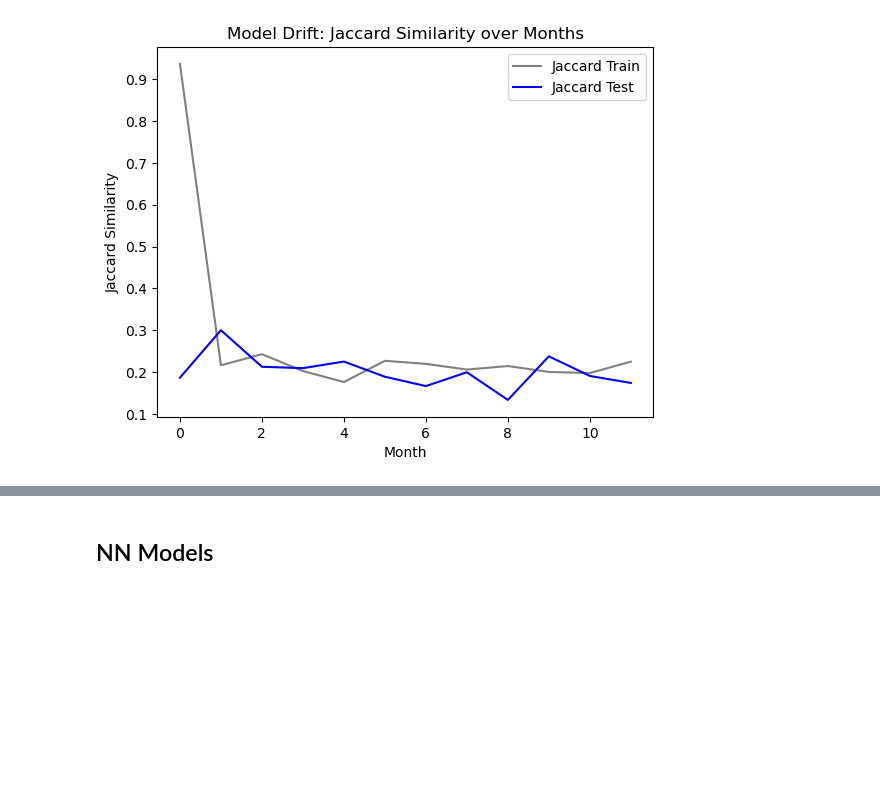
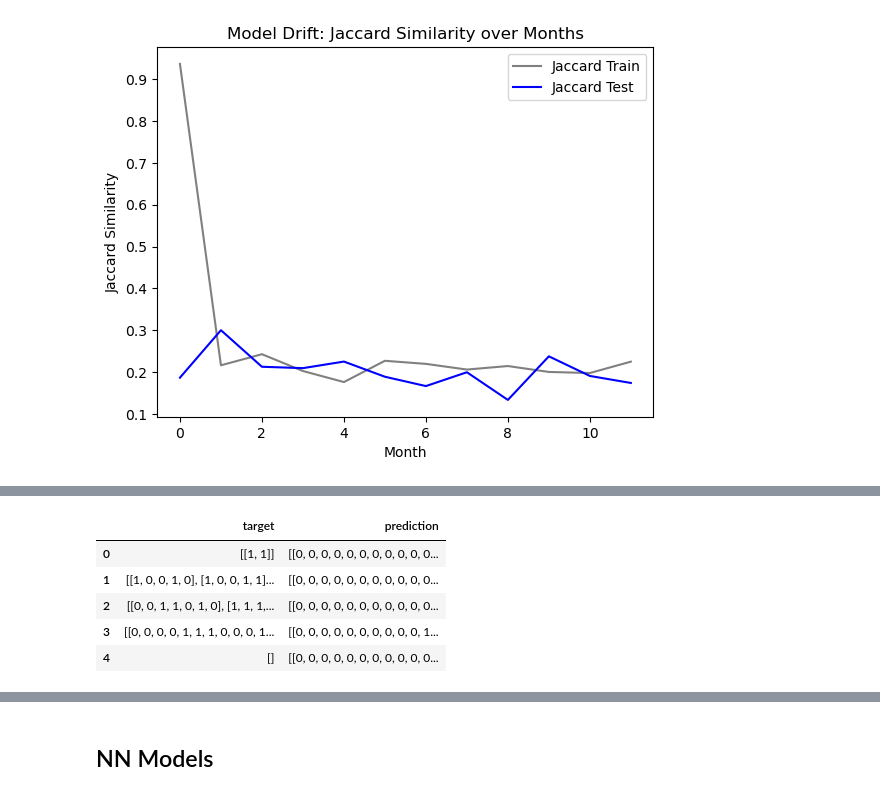
Before and after one commit to Kiwinokoto/ML_student, a Jupyter notebook: 1_4_notebooks/Oudelet_Kevin_4_1_notebook_approche_supervisée_classique_271123.ipynb, the cells around one changed output, grey strips where cells are left out. Drawn from its saved outputs; the diff is of its cells as text; code cells hidden in the pictures; blank space fills up the shorter version.

```diff
--- a/1_4_notebooks/Oudelet_Kevin_4_1_notebook_approche_supervisée_classique_271123.ipynb
+++ b/1_4_notebooks/Oudelet_Kevin_4_1_notebook_approche_supervisée_classique_271123.ipynb
@@ -2818,0 +2774,36 @@ ModuleNotFoundError: No module named 'evidently.dashboard'
+# %%
+# evidently ai :
+
+# super interessant de pouvoir par exemple observer facilement et independamment
+# concept / data / precision drift, avec des métriques adaptées.
+
+# Par contre : - gros problèmes de compatibilté entre les versions recentes d'evidently et les notebooks.
+# - de gros changements de syntaxe à partir de la version 0.3,
+# (submodule dashboard remplacé par reports)
+# du coup la plupart des tutos st obsolètes. Très peu de doc récente, seulement le site officiel.
+# Pas rassurant.
+
+# Testons le data drift
+
+
+# ttsplit
+train_df, test_df = train_test_split(month[0], test_size=0.1, random_state=42)
+
+train_df.reset_index(drop=True, inplace=True)
+test_df.reset_index(drop=True, inplace=True)
+
+# month 0
+print('Mois 0 (entrainement) :', '\n')
+
+svm, mlb, _, _ = sgd_classifier(train_df=train_df, feature=feature, target='top_tags',
+                                dict=standard_dict_title, test_df=test_df)
+
+test_data_ref = test_df[['top_tags', 'title']].copy()
+test_data_ref['top_tags'] = test_data_ref['top_tags'].parallel_apply(
+    lambda x: mlb.fit_transform(x))
+
+test_data_ref['title'] = test_data_ref['title'].parallel_apply(
+    lambda x: predict_labels(test_data=x, model=svm, dictionary=standard_dict_title))
+
+test_data_ref.rename(columns={'top_tags': 'target',
+                              'title': 'prediction'}, inplace=True)
@@ -2818,0 +2823,11 @@ ModuleNotFoundError: No module named 'evidently.dashboard'
+# %%
+test_data_ref.head()
+
+# seems ok
+# %% [output]
+|  | target | prediction |
+| 0 | [[1, 1]] | [[0, 0, 0, 0, 0, 0, 0, 0, 0, 0, 0... |
+| 1 | [[1, 0, 0, 1, 0], [1, 0, 0, 1, 1]... | [[0, 0, 0, 0, 0, 0, 0, 0, 0, 0, 0... |
+| 2 | [[0, 0, 1, 1, 0, 1, 0], [1, 1, 1,... | [[0, 0, 0, 0, 0, 0, 0, 0, 0, 0, 0... |
+| 3 | [[0, 0, 0, 0, 1, 1, 1, 0, 0, 0, 1... | [[0, 0, 0, 0, 0, 0, 0, 0, 0, 0, 1... |
+| 4 | [] | [[0, 0, 0, 0, 0, 0, 0, 0, 0, 0, 0... |
```
Also changed, not shown: parts of 16 cells of this notebook, 2 other files.
